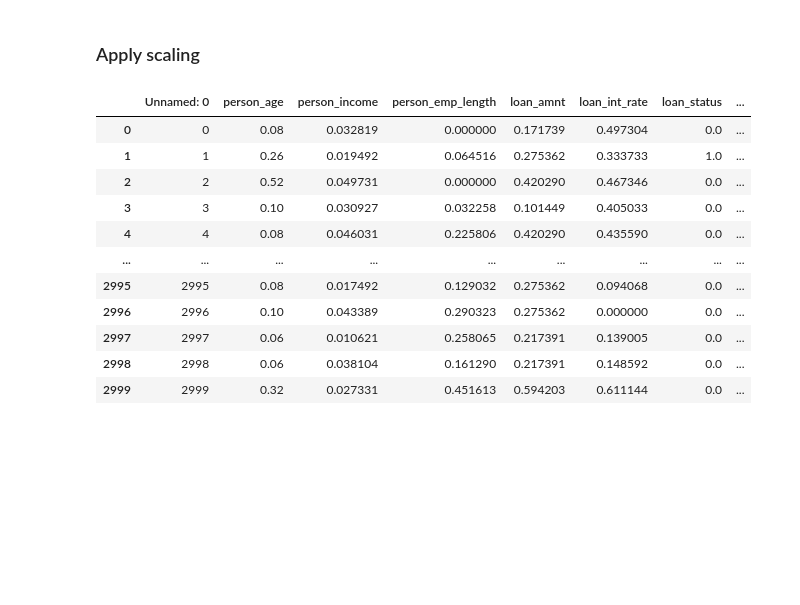
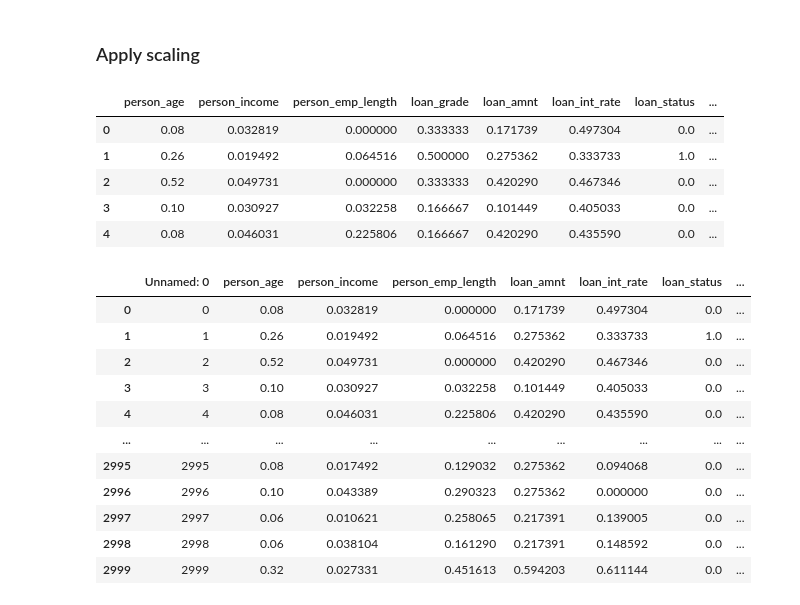
Before and after one commit to luiscal4a/QuantumHack-QRM, a Jupyter notebook: Risk_pred_custom.ipynb, the cells around one changed output. Drawn from its saved outputs; the diff is of its cells as text; code cells hidden in the pictures; blank space fills up the shorter version.

```diff
--- a/Risk_pred_custom.ipynb
+++ b/Risk_pred_custom.ipynb
@@ -278,12 +278,19 @@ cleaned_credit_df_num_ord.to_csv('credit_risk_dataset_red_ml_ord.csv', index=Fal
 # %%
 scaler = MinMaxScaler()
 
 # 3. Fit and Transform
 # This calculates the min/max and scales the data
 scaled_values = scaler.fit_transform(cleaned_credit_df_num_ord)
 
 # 4. Convert back to DataFrame (optional but recommended)
-df_scaled = pd.DataFrame(scaled_values, columns=cleaned_credit_df_num_ord.columns, index=cleaned_credit_df.index)
+df_scaled = pd.DataFrame(scaled_values, columns=cleaned_credit_df_num_ord.columns, index=cleaned_credit_df_num_ord.index)
 
 df_scaled.head()
+# %% [output]
+|  | person_age | person_income | person_emp_length | loan_grade | loan_amnt | loan_int_rate | loan_status | ... |
+| 0 | 0.08 | 0.032819 | 0.000000 | 0.333333 | 0.171739 | 0.497304 | 0.0 | ... |
+| 1 | 0.26 | 0.019492 | 0.064516 | 0.500000 | 0.275362 | 0.333733 | 1.0 | ... |
+| 2 | 0.52 | 0.049731 | 0.000000 | 0.333333 | 0.420290 | 0.467346 | 0.0 | ... |
+| 3 | 0.10 | 0.030927 | 0.032258 | 0.166667 | 0.101449 | 0.405033 | 0.0 | ... |
+| 4 | 0.08 | 0.046031 | 0.225806 | 0.166667 | 0.420290 | 0.435590 | 0.0 | ... |
 # %%
```
Also changed, not shown: parts of 13 cells of this notebook, 1 other file.
